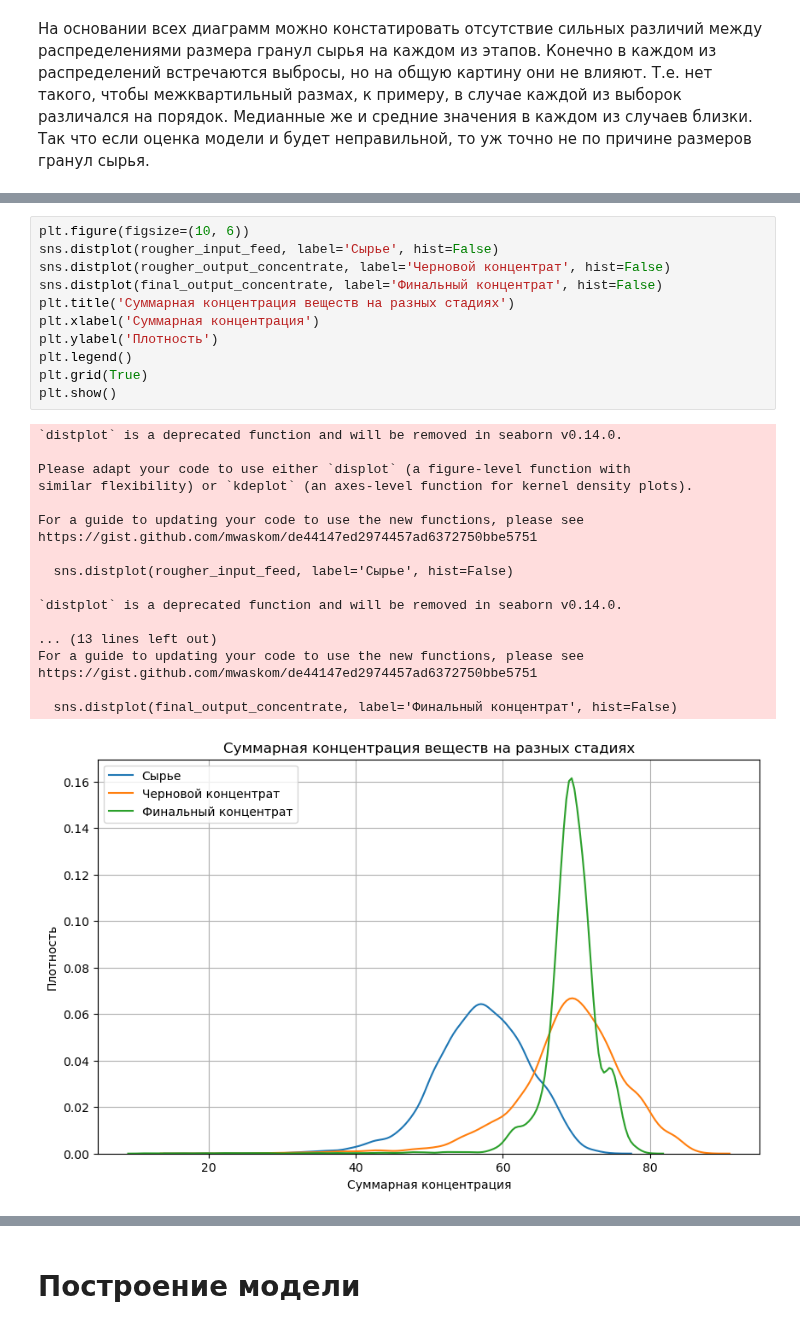
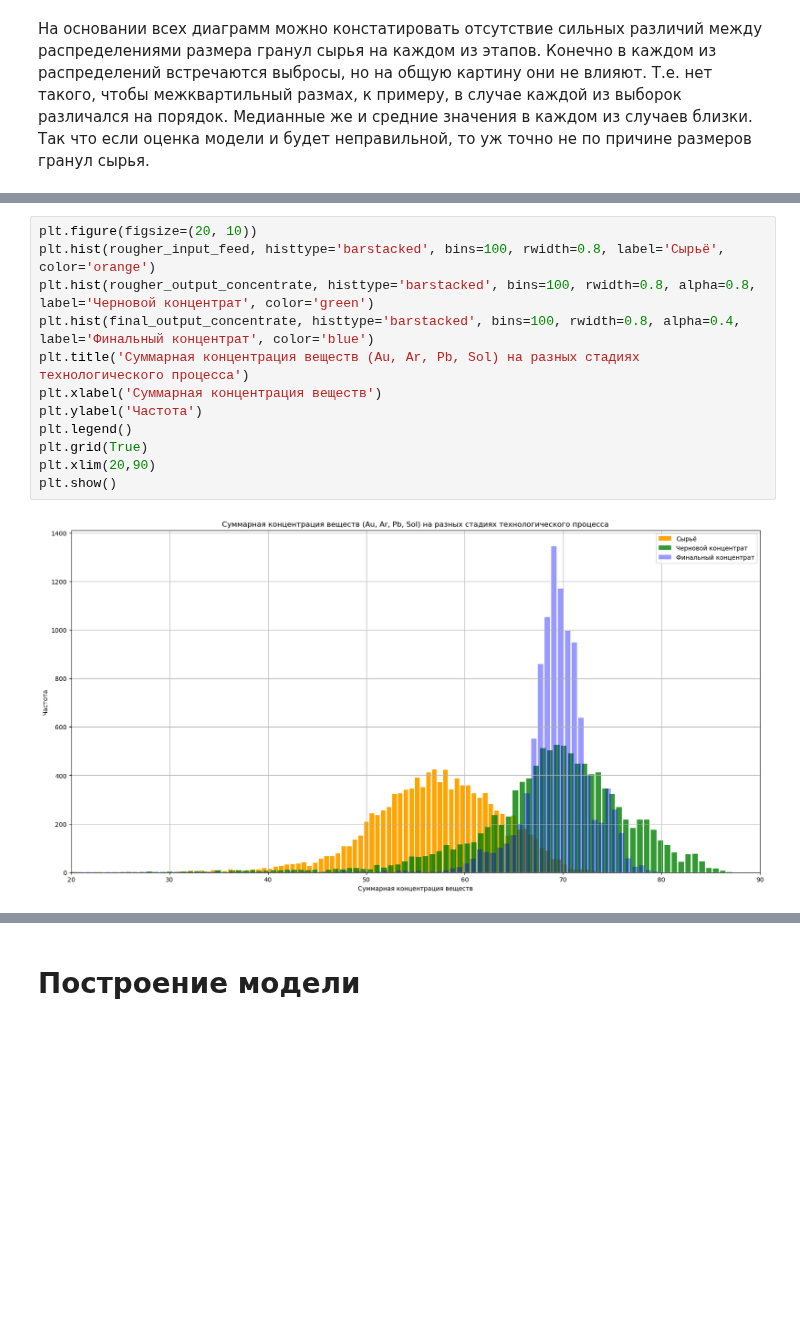
Before and after one commit to trofimovelijah/data-analysis-tools, a Jupyter notebook: 04-recovery_gold_from_ore.ipynb, the cells around one changed output, grey strips where cells are left out. Cells and saved outputs as stored; diff of their text form; blank space fills up the shorter version.

```diff
--- a/04-recovery_gold_from_ore.ipynb
+++ b/04-recovery_gold_from_ore.ipynb
@@ -551,30 +528,14 @@ https://gist.github.com/mwaskom/de44147ed2974457ad6372750bbe5751
 # %%
-plt.figure(figsize=(10, 6))
-sns.distplot(rougher_input_feed, label='Сырье', hist=False)
-sns.distplot(rougher_output_concentrate, label='Черновой концентрат', hist=False)
-sns.distplot(final_output_concentrate, label='Финальный концентрат', hist=False)
-plt.title('Суммарная концентрация веществ на разных стадиях')
-plt.xlabel('Суммарная концентрация')
-plt.ylabel('Плотность')
+plt.figure(figsize=(20, 10))
+plt.hist(rougher_input_feed, histtype='barstacked', bins=100, rwidth=0.8, label='Сырьё', color='orange')
+plt.hist(rougher_output_concentrate, histtype='barstacked', bins=100, rwidth=0.8, alpha=0.8, label='Черновой концентрат', color='green')
+plt.hist(final_output_concentrate, histtype='barstacked', bins=100, rwidth=0.8, alpha=0.4, label='Финальный концентрат', color='blue')
+plt.title('Суммарная концентрация веществ (Au, Ar, Pb, Sol) на разных стадиях технологического процесса')
+plt.xlabel('Суммарная концентрация веществ')
+plt.ylabel('Частота')
 plt.legend()
 plt.grid(True)
+plt.xlim(20,90)
 plt.show()
 # %% [output]
-`distplot` is a deprecated function and will be removed in seaborn v0.14.0.
-
-Please adapt your code to use either `displot` (a figure-level function with
-similar flexibility) or `kdeplot` (an axes-level function for kernel density plots).
-
-For a guide to updating your code to use the new functions, please see
-https://gist.github.com/mwaskom/de44147ed2974457ad6372750bbe5751
-
-  sns.distplot(rougher_input_feed, label='Сырье', hist=False)
-
-`distplot` is a deprecated function and will be removed in seaborn v0.14.0.
-
-... (13 lines left out)
-For a guide to updating your code to use the new functions, please see
-https://gist.github.com/mwaskom/de44147ed2974457ad6372750bbe5751
-
-  sns.distplot(final_output_concentrate, label='Финальный концентрат', hist=False)
-[figure, old version]
+[figure, new version]
```
Also changed, not shown: parts of 20 cells of this notebook.
